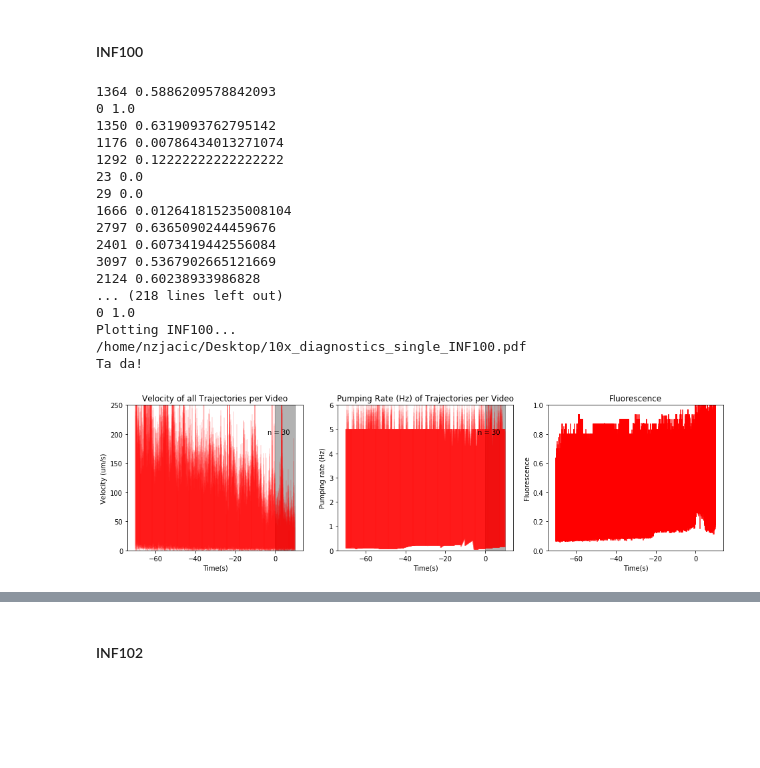
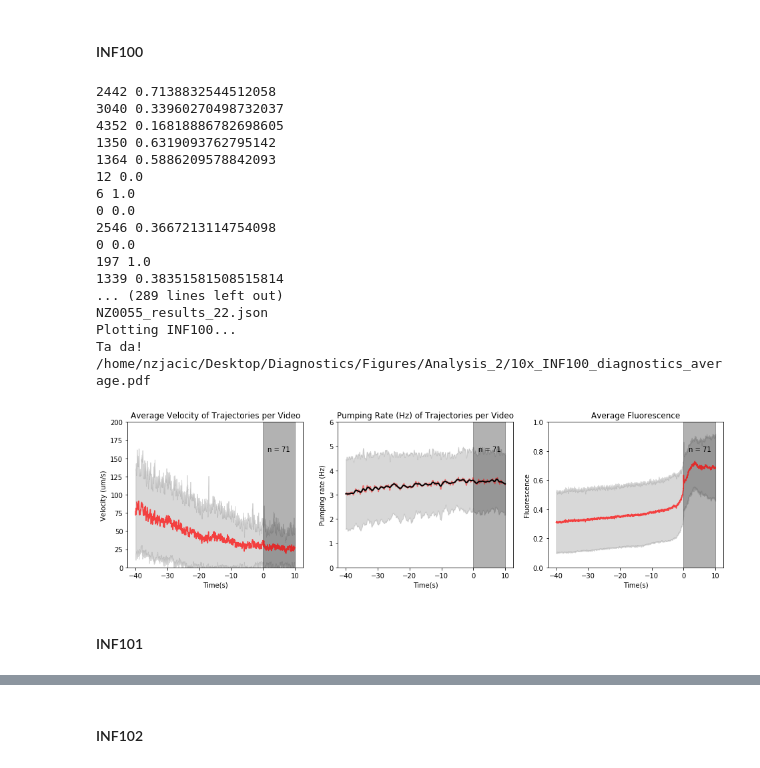
Before and after one commit to scholz-lab/Pharaglow-Analysis, a Jupyter notebook: Post-pharaglow_V&P_analysis(easysave).ipynb, the cells around one changed output, grey strips where cells are left out. Cells and saved outputs as stored; diff of their text form; code cells hidden in the pictures; blank space fills up the shorter version.

Commit message:
Addition of strains + minor changes

```diff
--- a/Post-pharaglow_V&P_analysis(easysave).ipynb
+++ b/Post-pharaglow_V&P_analysis(easysave).ipynb
@@ -20,19 +24,24 @@ singleplot = "/home/nzjacic/Desktop/10x_diagnostics_single_{}.pdf"
 #### Dictionary linking strain names to their folders and graph colors
 # %%
 # ADD STRAIN NAMES
-strains = ['Control', 'INF100', 'INF102', 'INF103', 'INF5']
+strains = ['Control_24hr_lawn', 'INF100', 'INF102', 'INF103', 'INF5', 'INF4', 'INF101', 'Control_fresh',
+           'Control_5hr_lawn']
 
 # ADD DIRECTORY VARIABLE
-directories = [ctrl, INF100, INF102, INF103, INF5]
+directories = [ctrl, INF100, INF102, INF103, INF5, INF4, INF101, cfresh, c5h]
 
 # ADD COLORS
 # if a syntax error comes up it's probably because you forgot to add a comma after the previous strain name
 colors = {
         'INF100':'red',
-        'Control':'blue',
+        'Control_24hr_lawn':'blue',
         'INF102' :'green',
         'INF103':'orange',
-        'INF5':'purple'
+        'INF5':'purple',
+        'INF4' : 'pink',
+        'INF101' : 'y',
+        'Control_fresh' : 'm',
+        'Control_5hr_lawn': 'c'
     }
 # %% [markdown]
 #### Variables
@@ -44,7 +53,7 @@ fps = 30
 umPerPx = 2.34
 
 # HOW LONG BEFORE AND AFTER ENTRY WORM ENTRY TO PLOT (IN FRAMES)
-tBefore = 70*fps
+tBefore = 40*fps
 tAfter = 10*fps
 # %% [markdown]
 ## Extracting velocity and pumping information
@@ -91,8 +100,8 @@ def getKymo(df, key):
 def getVelocity(traj, umperPx, fps):
     return np.sqrt((np.diff(traj['x'])**2+np.diff(traj['y'])**2))/np.diff(traj['frame'])*umperPx*fps
 
-def getPumps(pumps, ws = 30, prs = np.linspace(0.5,0.95,50) ):
-    return extract.bestMatchPeaks(pumps, ws, prs)
+def getPumps(pumps, wsDetrend = 300 , wsOutlier = 300, wsDetrendLocal = 30, prs = np.linspace(0.5,0.95,50) ):
+    return extract.bestMatchPeaks(pumps, wsDetrend = 300 , wsOutlier = 300, wsDetrendLocal = 30, prs = prs)
 
 def getKymo(df, key):
     kymo = np.sum([np.array(list(filter(None.__ne__,row))) for row in df[key].values], axis=2)
@@ -312,7 +322,7 @@ def readPharaglow(strains, directories, index, save=True):
         saveData.close()
 # %%
 def loadPharaglow(strains, directories, index):
-    saveData = open(f'/home/nzjacic/Desktop/Diagnostics/Saved_data/{strains[index]}', 'rb')
+    saveData = open(f'/home/nzjacic/Desktop/Diagnostics/Saved_data/Analysis_2/{strains[index]}', 'rb')
     Data = pickle.load(saveData)
     saveData.close()
     return Data
@@ -368,23 +429,25 @@ Text(0.5, 0, 'Velocity (um/s)')
 # %%
 Data = loadPharaglow(strains, directories, index=1)
 Data = alignData(Data, tBefore=tBefore, tAfter=tAfter)
-graphing(Data, strains[1], singleplot, method = 'single', save = 'Yes')
+graphing(Data, strains[1], avgplot, method = 'average', save = 'Yes')
 # %% [output]
+2442 0.7138832544512058
+3040 0.33960270498732037
+4352 0.16818886782698605
+1350 0.6319093762795142
 1364 0.5886209578842093
-0 1.0
-1350 0.6319093762795142
-1176 0.00786434013271074
-1292 0.12222222222222222
-23 0.0
-29 0.0
-1666 0.012641815235008104
-2797 0.6365090244459676
-2401 0.6073419442556084
-3097 0.5367902665121669
-2124 0.60238933986828
-... (218 lines left out)
-0 1.0
+12 0.0
+6 1.0
+0 0.0
+2546 0.3667213114754098
+0 0.0
+197 1.0
+1339 0.38351581508515814
+... (289 lines left out)
+NZ0055_results_22.json
 Plotting INF100...
-/home/nzjacic/Desktop/10x_diagnostics_single_INF100.pdf
 Ta da!
+/home/nzjacic/Desktop/Diagnostics/Figures/Analysis_2/10x_INF100_diagnostics_average.pdf
-[figure, old version]
+[figure, new version]
+# %% [markdown]
+#### INF101
```
Also changed, not shown: parts of 23 cells of this notebook.
